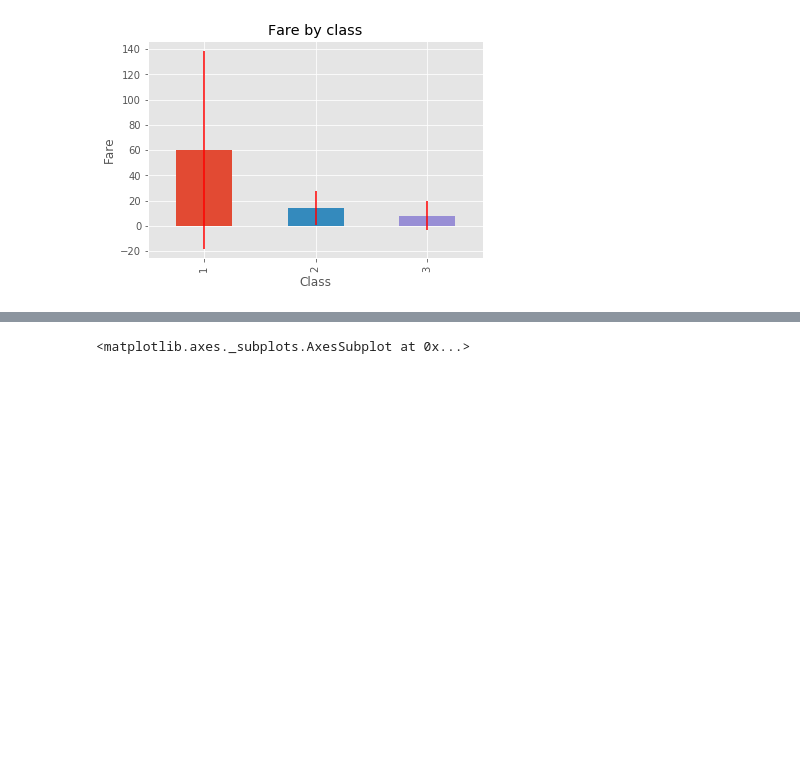
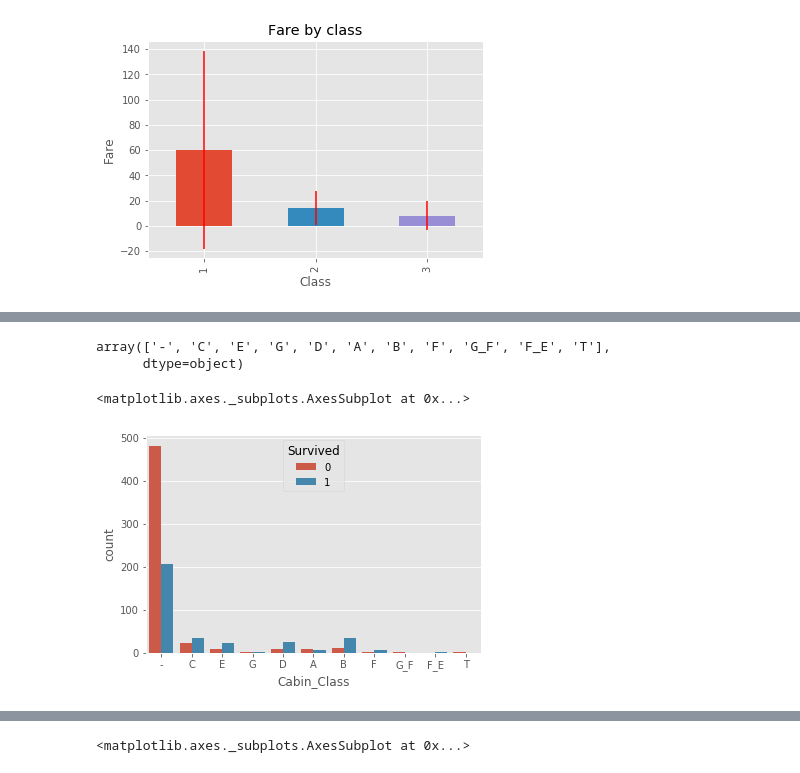
Before and after one commit to ybshankar010/machinelearning, a Jupyter notebook: titanic/Titanic_Experimentation.ipynb, the cells around one changed output, grey strips where cells are left out. Cells and saved outputs as stored; diff of their text form; code cells hidden in the pictures; blank space fills up the shorter version.

```diff
--- a/titanic/Titanic_Experimentation.ipynb
+++ b/titanic/Titanic_Experimentation.ipynb
@@ -145,0 +191,10 @@ Text(0,0.5,'Fare')
+# %%
+train['Cabin_Class'].unique()
+# %% [output]
+array(['-', 'C', 'E', 'G', 'D', 'A', 'B', 'F', 'G_F', 'F_E', 'T'],
+      dtype=object)
+# %%
+sns.countplot(x = 'Cabin_Class',hue='Survived',data=train)
+# %% [output]
+<matplotlib.axes._subplots.AxesSubplot at 0x...>
+[figure, added]
```
Also changed, not shown: parts of 36 cells of this notebook, 1 other file.
